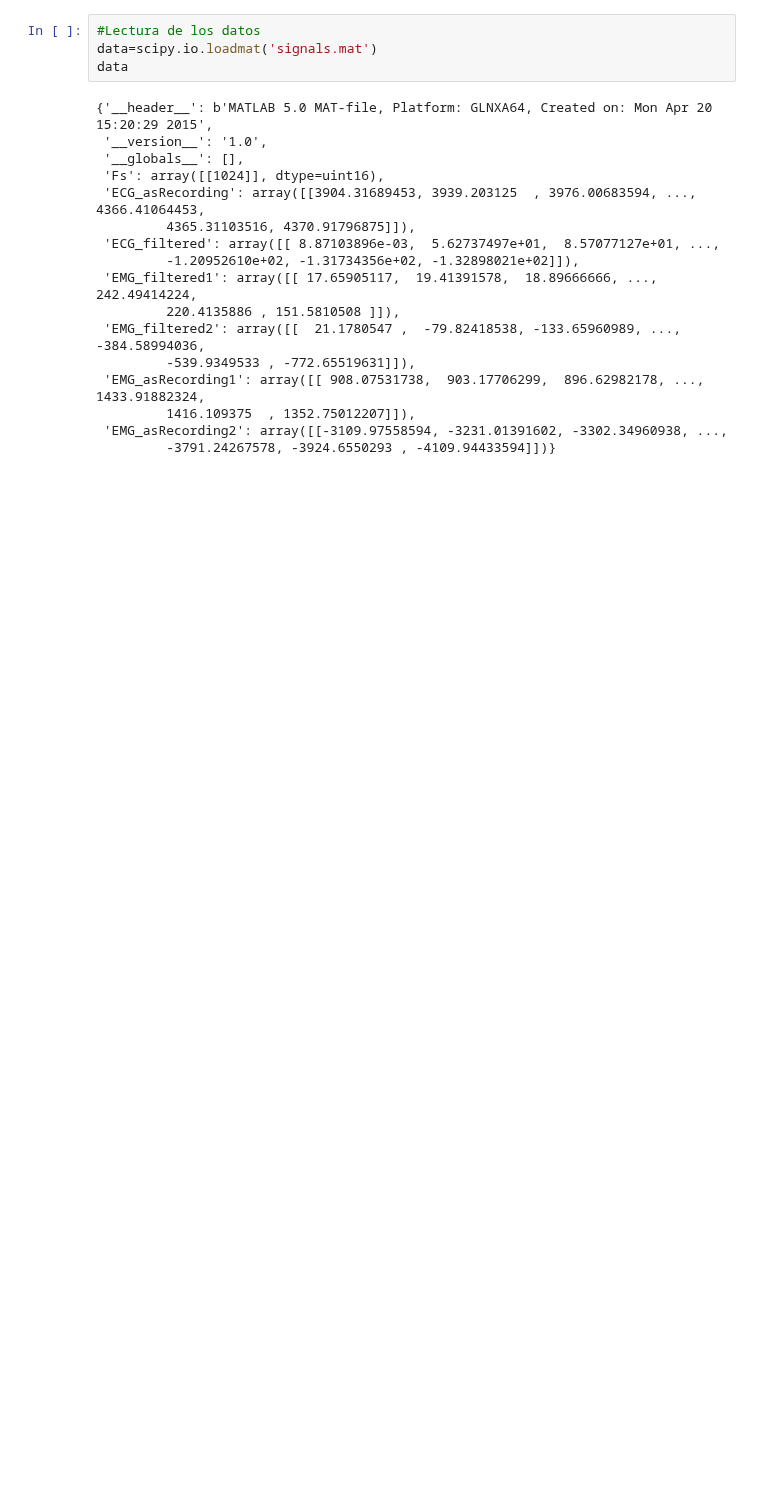
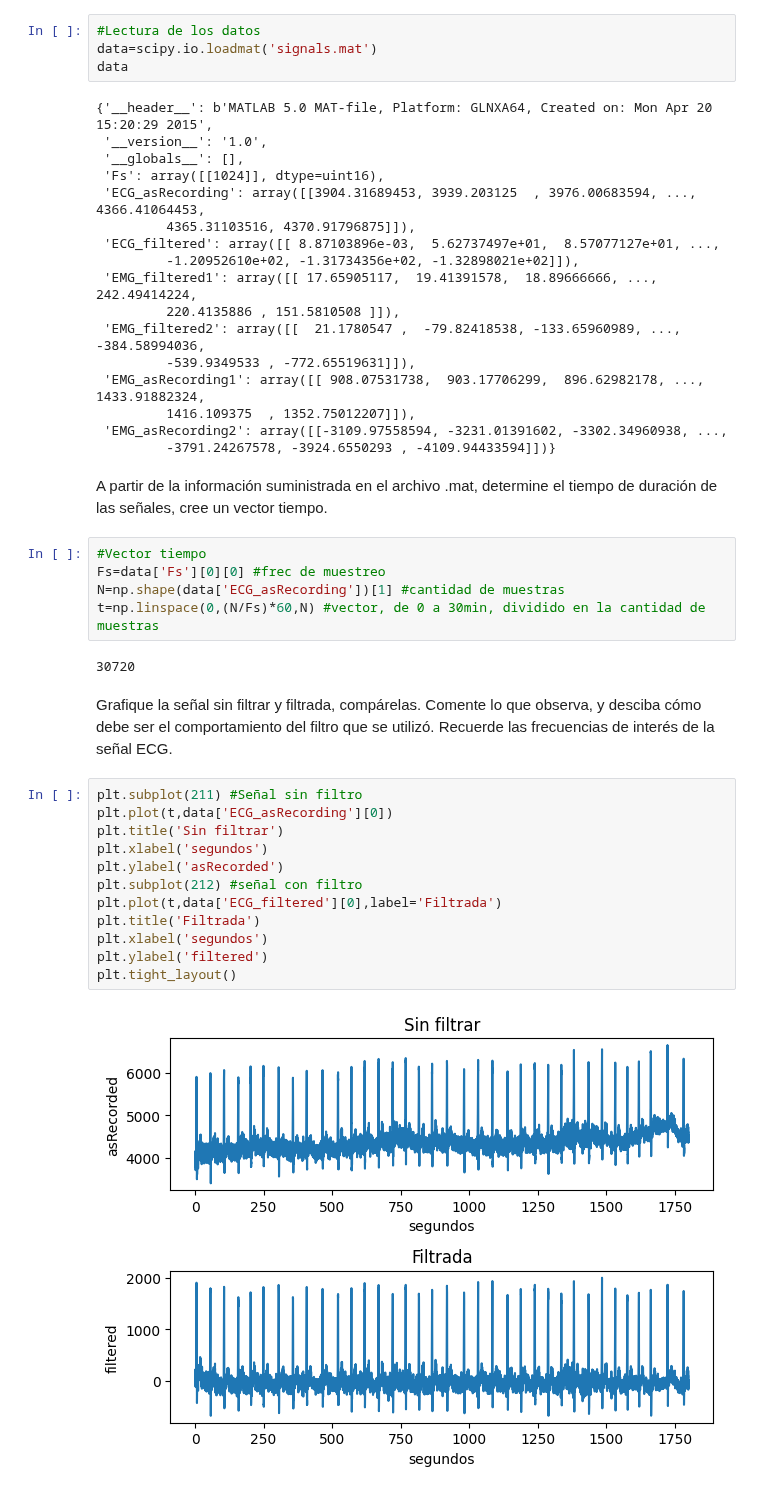
Before and after one commit to MateoOyuelaR19/LAB-BIOSE-ALES, a Jupyter notebook: 3_Analisis_estadistico_de_senales/practica3.ipynb, the cells around one changed output. Drawn from its saved outputs; the diff is of its cells as text; blank space fills up the shorter version.

```diff
--- a/3_Analisis_estadistico_de_senales/practica3.ipynb
+++ b/3_Analisis_estadistico_de_senales/practica3.ipynb
@@ -31,3 +33,28 @@ data
          1416.109375  , 1352.75012207]]),
  'EMG_asRecording2': array([[-3109.97558594, -3231.01391602, -3302.34960938, ...,
          -3791.24267578, -3924.6550293 , -4109.94433594]])}
+# %% [markdown]
+A partir de la información suministrada en el archivo .mat, determine el tiempo de duración de las señales, cree un vector tiempo.
+# %%
+#Vector tiempo
+Fs=data['Fs'][0][0] #frec de muestreo
+N=np.shape(data['ECG_asRecording'])[1] #cantidad de muestras
+t=np.linspace(0,(N/Fs)*60,N) #vector, de 0 a 30min, dividido en la cantidad de muestras
+# %% [output]
+30720
+# %% [markdown]
+Grafique la señal sin filtrar y filtrada, compárelas. Comente lo que observa, y desciba cómo debe ser el comportamiento del filtro que se utilizó. Recuerde las frecuencias de interés de la señal ECG.
+# %%
+plt.subplot(211) #Señal sin filtro
+plt.plot(t,data['ECG_asRecording'][0])
+plt.title('Sin filtrar')
+plt.xlabel('segundos')
+plt.ylabel('asRecorded')
+plt.subplot(212) #señal con filtro
+plt.plot(t,data['ECG_filtered'][0],label='Filtrada')
+plt.title('Filtrada')
+plt.xlabel('segundos')
+plt.ylabel('filtered')
+plt.tight_layout()
+# %% [output]
+[figure, added]
```
Also changed, not shown: parts of 9 cells of this notebook.
